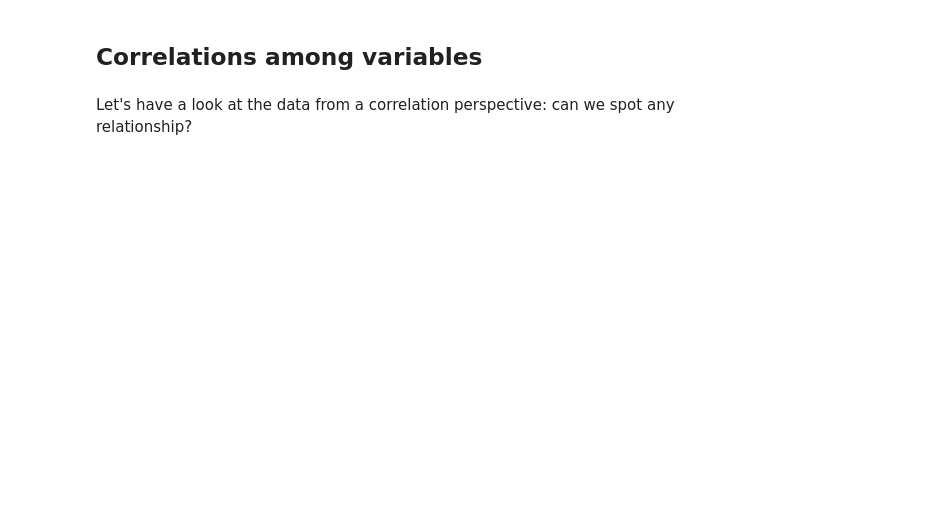
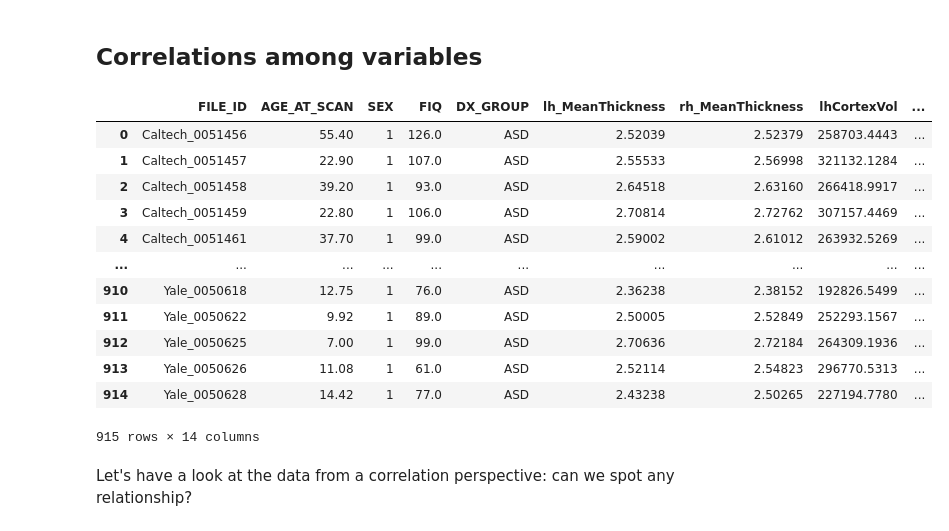
Before and after one commit to retico/cmepda_medphys, a Jupyter notebook: L6_code/demo3_data_exploration_Pandas.ipynb, the cells around one changed output. Drawn from its saved outputs; the diff is of its cells as text; code cells hidden in the pictures; blank space fills up the shorter version.

```diff
--- a/L6_code/demo3_data_exploration_Pandas.ipynb
+++ b/L6_code/demo3_data_exploration_Pandas.ipynb
@@ -328,4 +697,20 @@ d_cohen
 # %% [markdown]
 ## Correlations among variables
+# %%
+data
+# %% [output]
+|  | FILE_ID | AGE_AT_SCAN | SEX | FIQ | DX_GROUP | lh_MeanThickness | rh_MeanThickness | lhCortexVol | ... |
+| 0 | Caltech_0051456 | 55.40 | 1 | 126.0 | ASD | 2.52039 | 2.52379 | 258703.4443 | ... |
+| 1 | Caltech_0051457 | 22.90 | 1 | 107.0 | ASD | 2.55533 | 2.56998 | 321132.1284 | ... |
+| 2 | Caltech_0051458 | 39.20 | 1 | 93.0 | ASD | 2.64518 | 2.63160 | 266418.9917 | ... |
+| 3 | Caltech_0051459 | 22.80 | 1 | 106.0 | ASD | 2.70814 | 2.72762 | 307157.4469 | ... |
+| 4 | Caltech_0051461 | 37.70 | 1 | 99.0 | ASD | 2.59002 | 2.61012 | 263932.5269 | ... |
+| ... | ... | ... | ... | ... | ... | ... | ... | ... | ... |
+| 910 | Yale_0050618 | 12.75 | 1 | 76.0 | ASD | 2.36238 | 2.38152 | 192826.5499 | ... |
+| 911 | Yale_0050622 | 9.92 | 1 | 89.0 | ASD | 2.50005 | 2.52849 | 252293.1567 | ... |
+| 912 | Yale_0050625 | 7.00 | 1 | 99.0 | ASD | 2.70636 | 2.72184 | 264309.1936 | ... |
+| 913 | Yale_0050626 | 11.08 | 1 | 61.0 | ASD | 2.52114 | 2.54823 | 296770.5313 | ... |
+| 914 | Yale_0050628 | 14.42 | 1 | 77.0 | ASD | 2.43238 | 2.50265 | 227194.7780 | ... |
+915 rows × 14 columns
 # %% [markdown]
 Let's have a look at the data from a correlation perspective: can we spot any relationship?
```
Also changed, not shown: parts of 78 cells of this notebook.
